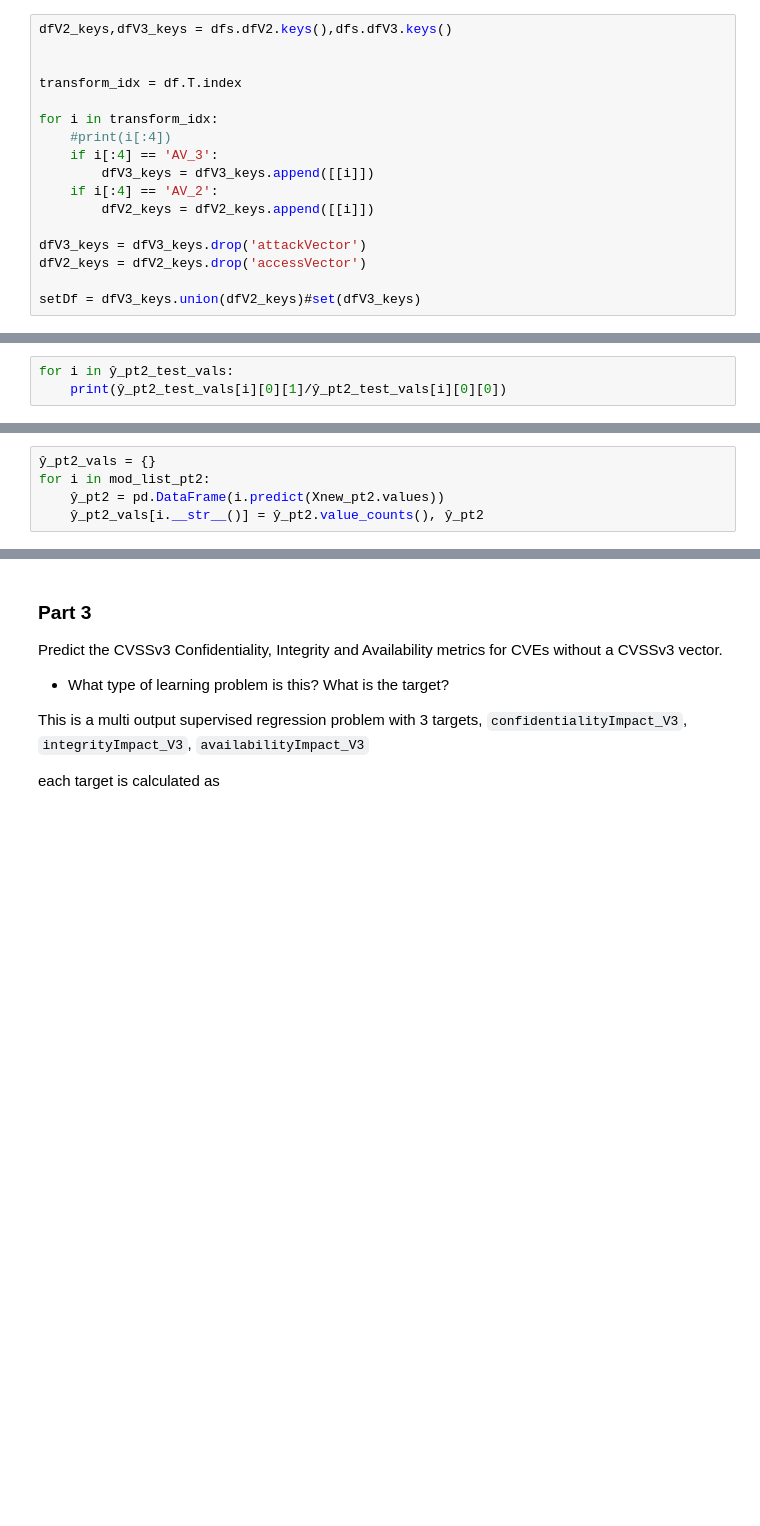
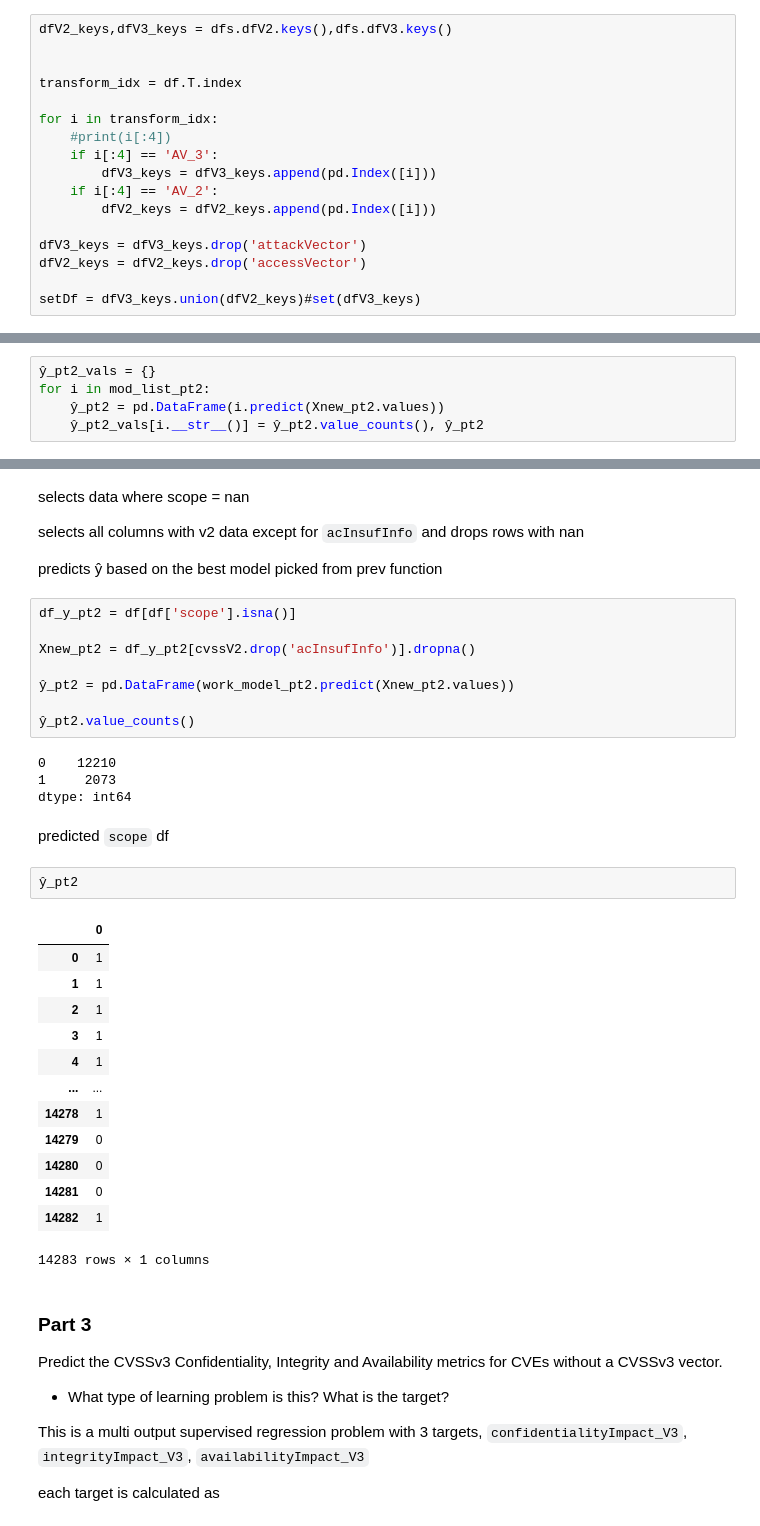
Before and after one commit to m-prunty/tenable_challenge, a Jupyter notebook: analysis.ipynb, the cells around one changed output, grey strips where cells are left out. Drawn from its saved outputs; the diff is of its cells as text; blank space fills up the shorter version.

```diff
--- a/analysis.ipynb
+++ b/analysis.ipynb
@@ -111,9 +135,9 @@ transform_idx = df.T.index
 for i in transform_idx:
     #print(i[:4])
     if i[:4] == 'AV_3':
-        dfV3_keys = dfV3_keys.append([[i]])
+        dfV3_keys = dfV3_keys.append(pd.Index([i]))
     if i[:4] == 'AV_2':
-        dfV2_keys = dfV2_keys.append([[i]])
+        dfV2_keys = dfV2_keys.append(pd.Index([i]))
 
 dfV3_keys = dfV3_keys.drop('attackVector')
 dfV2_keys = dfV2_keys.drop('accessVector')
@@ -306,6 +393,3 @@ check scope count = 1 for each model to compare against the value given above
-# %%
-for i in ŷ_pt2_test_vals:
-    print(ŷ_pt2_test_vals[i][0][1]/ŷ_pt2_test_vals[i][0][0])
 # %%
 def best_model_chk(mod_dict):
     #takes model dict
@@ -347,3 +427,39 @@ for i in ŷ_pt2_vals:
+# %% [markdown]
+selects data where scope = nan
+
+selects all columns with v2 data except for `acInsufInfo` and drops rows with nan
+
+predicts ŷ based on the best model picked from prev function
+# %%
+df_y_pt2 = df[df['scope'].isna()]
+
+Xnew_pt2 = df_y_pt2[cvssV2.drop('acInsufInfo')].dropna()
+
+ŷ_pt2 = pd.DataFrame(work_model_pt2.predict(Xnew_pt2.values))
+
+ŷ_pt2.value_counts()
+# %% [output]
+0    12210
+1     2073
+dtype: int64
+# %% [markdown]
+predicted `scope` df
+# %%
+ŷ_pt2
+# %% [output]
+|  | 0 |
+| 0 | 1 |
+| 1 | 1 |
+| 2 | 1 |
+| 3 | 1 |
+| 4 | 1 |
+| ... | ... |
+| 14278 | 1 |
+| 14279 | 0 |
+| 14280 | 0 |
+| 14281 | 0 |
+| 14282 | 1 |
+14283 rows × 1 columns
 # %% [markdown]
 
 ### Part 3
```
Also changed, not shown: parts of 16 cells of this notebook, 1 other file.
